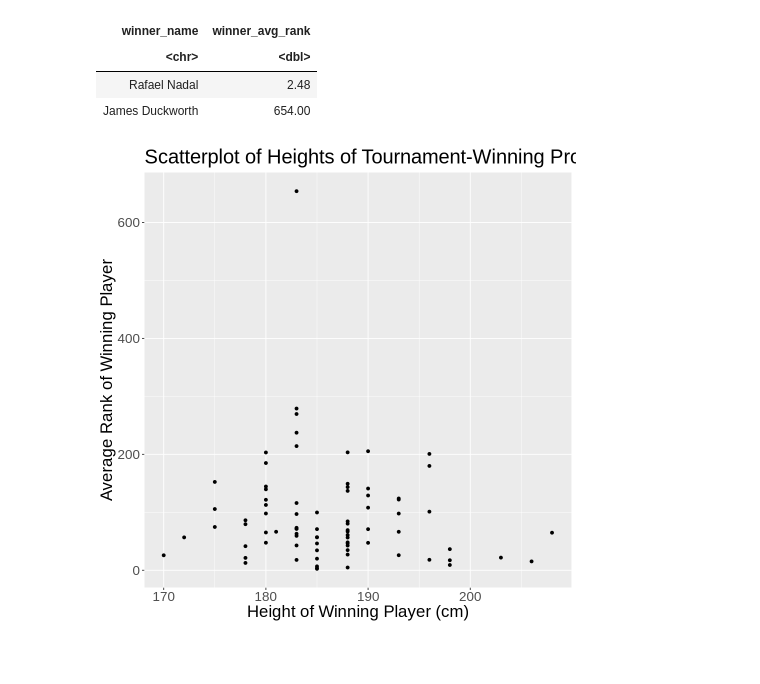
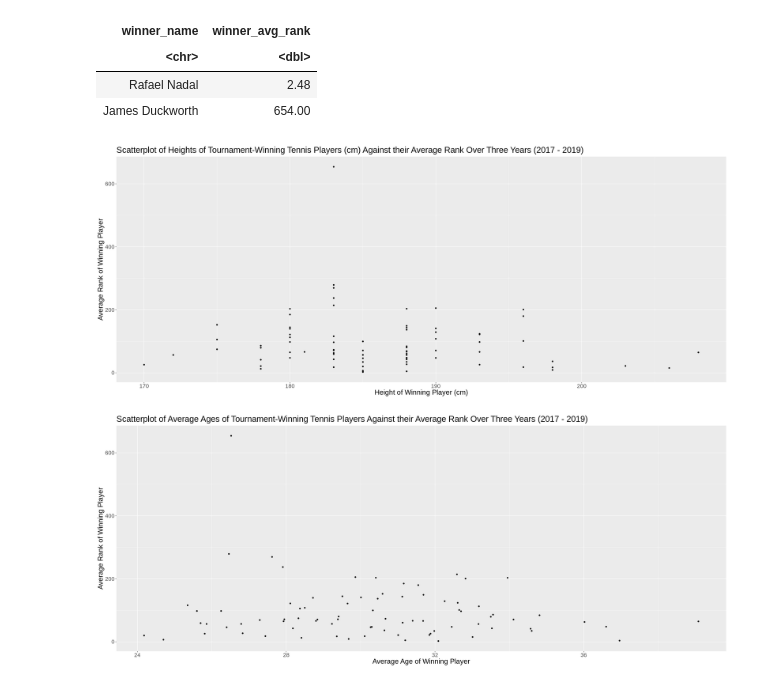
Before and after one commit to kimtanpalanca/dsci_group_15, a Jupyter notebook: group_project.ipynb, the cells around one changed output. Drawn from its saved outputs; the diff is of its cells as text; code cells hidden in the pictures; blank space fills up the shorter version.

Commit message:
made a few plot formatting changes

```diff
--- a/group_project.ipynb
+++ b/group_project.ipynb
@@ -47,7 +47,8 @@ A spec_tbl_df: 6866 × 50
 
 # data
 
-data <- select(data, tourney_date, winner_name, winner_hand, winner_ht, winner_ioc, winner_age, winner_rank)%>%
+data <- data%>%
+    select(tourney_date, winner_name, winner_hand, winner_ht, winner_ioc, winner_age, winner_rank)%>%
     filter(!is.na(winner_ht), !is.na(winner_rank), !is.na(winner_age), !is.na(winner_ioc), !is.na(winner_hand))%>%
     mutate(winner_hand = as_factor(winner_hand), winner_ioc = as_factor(winner_ioc), winner_rank = as.double(winner_rank))%>%
     distinct()
@@ -183,13 +184,24 @@ A tibble: 2 × 2
 | Rafael Nadal | 2.48 |
 | James Duckworth | 654.00 |
 # %%
-options(repr.plot.width = 8, repr.plot.height = 8)
-data_train_scatterplot <- data_train%>%
+options(repr.plot.width = 25, repr.plot.height = 10)
+data_train_height_scatterplot <- data_train%>%
     ggplot(aes(x=winner_ht, y=winner_avg_rank))+
-        geom_point(position = "identity")+
+        geom_point()+
         labs(x="Height of Winning Player (cm)", y="Average Rank of Winning Player")+
-        ggtitle("Scatterplot of Heights of Tournament-Winning Professional Tennis Players (cm) Against their Average Rank Over Three Years (2017 - 2019)")+
+        ggtitle("Scatterplot of Heights of Tournament-Winning Tennis Players (cm) Against their Average Rank Over Three Years (2017 - 2019)")+
         theme (text = element_text (size = 20))
-data_train_scatterplot
+data_train_height_scatterplot
 # %% [output]
-[figure, old version]
+[figure, new version]
+# %%
+options(repr.plot.width = 25, repr.plot.height = 10)
+data_train_age_scatterplot <- data_train%>%
+    ggplot(aes(x=winner_avg_age, y=winner_avg_rank))+
+        geom_point()+
+        labs(x="Average Age of Winning Player", y="Average Rank of Winning Player")+
+        ggtitle("Scatterplot of Average Ages of Tournament-Winning Tennis Players Against their Average Rank Over Three Years (2017 - 2019)")+
+        theme (text = element_text (size = 20))
+data_train_age_scatterplot
+# %% [output]
+[figure, added]
```
Also changed, not shown: parts of 2 cells of this notebook.
